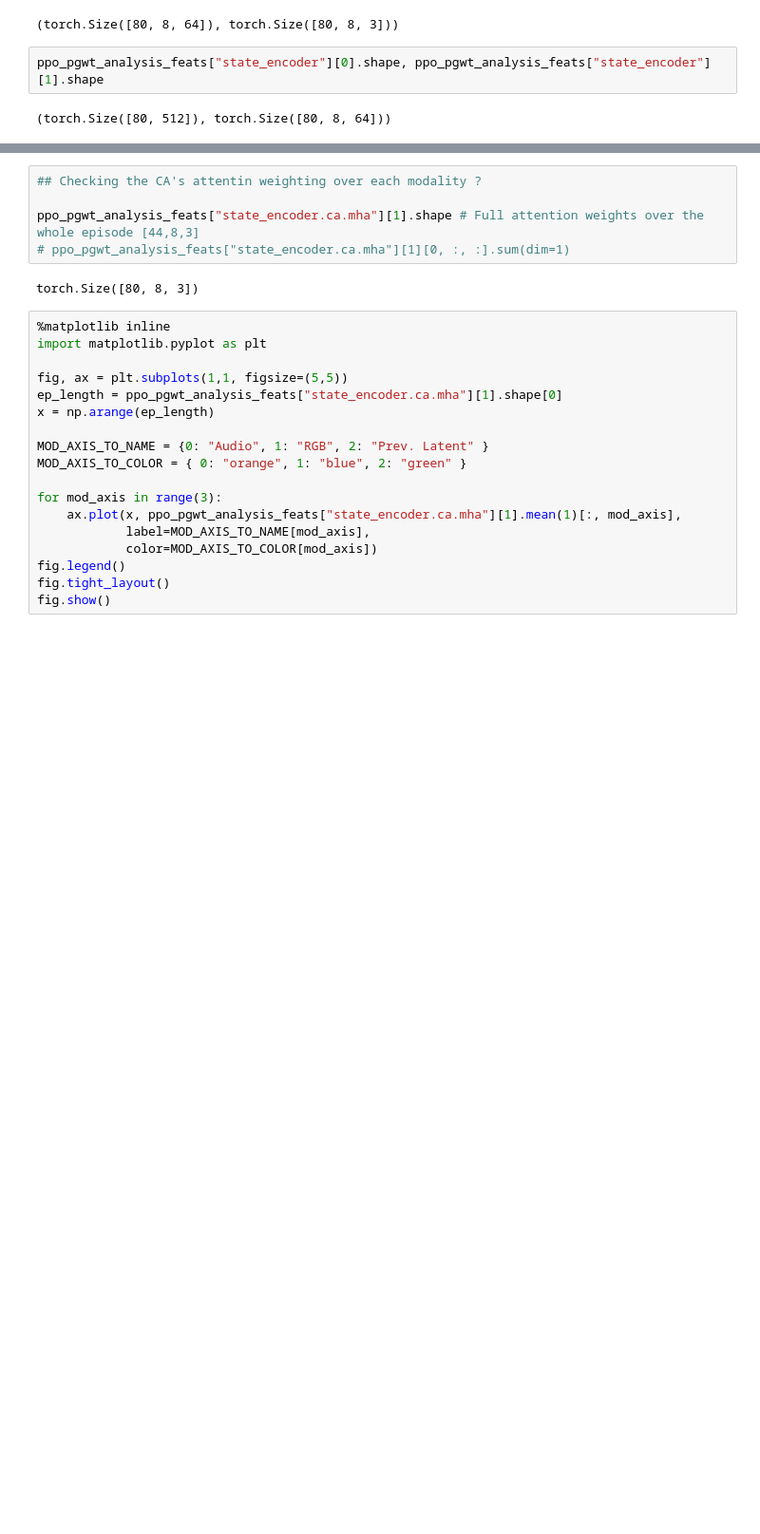
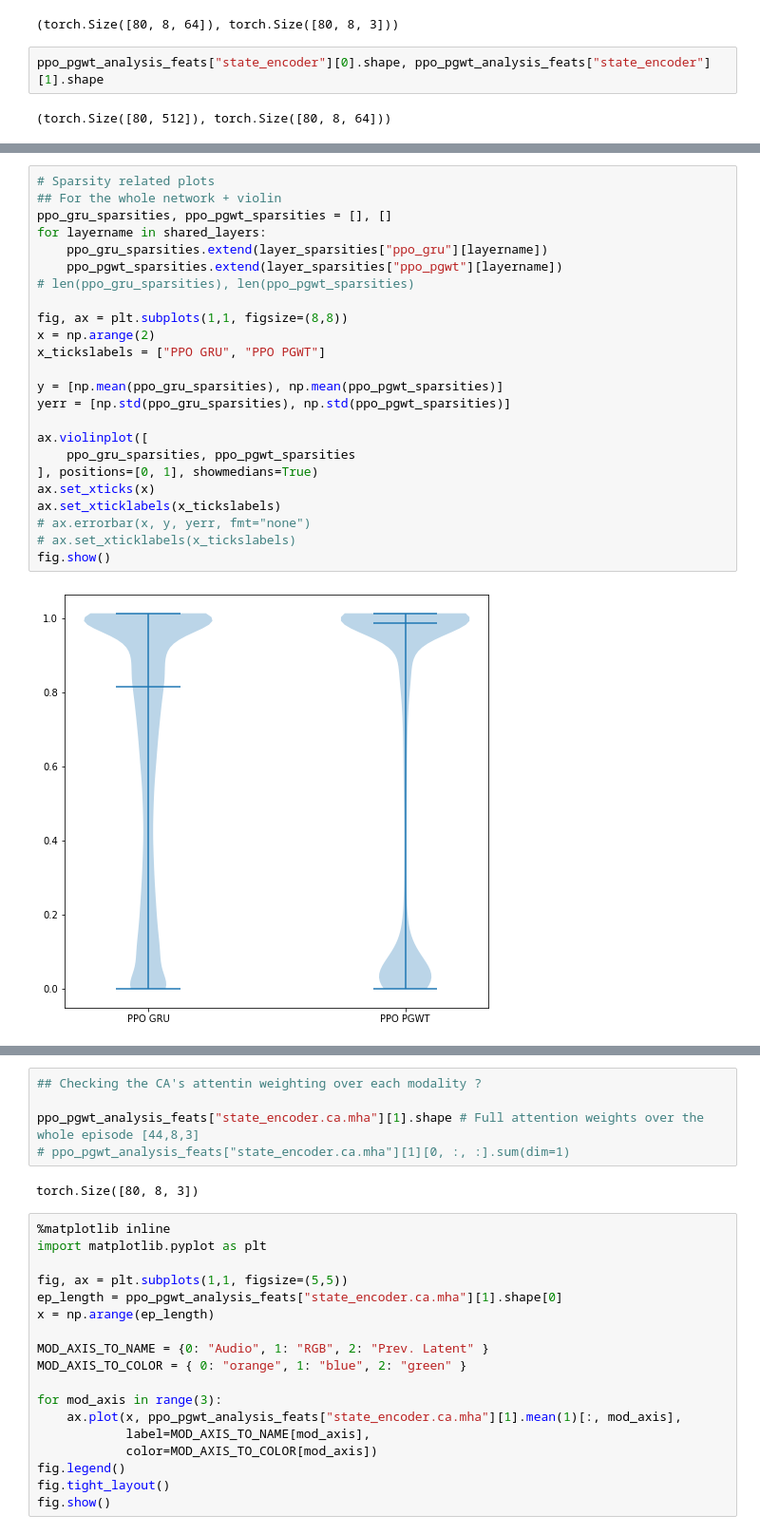
Before and after one commit to arayabrain/multimodal-global-workspace-agent, a Jupyter notebook: ppo/ppo_sample_collect_anal.ipynb, the cells around one changed output, grey strips where cells are left out. Shown at 95% size. Saved outputs shown, nothing was run; the diff lists cells and outputs as text; blank space fills up the shorter version.

```diff
--- a/ppo/ppo_sample_collect_anal.ipynb
+++ b/ppo/ppo_sample_collect_anal.ipynb
@@ -389,0 +466,26 @@ for layername in sorted(shared_layers):
+# %%
+# Sparsity related plots
+## For the whole network + violin
+ppo_gru_sparsities, ppo_pgwt_sparsities = [], []
+for layername in shared_layers:
+    ppo_gru_sparsities.extend(layer_sparsities["ppo_gru"][layername])
+    ppo_pgwt_sparsities.extend(layer_sparsities["ppo_pgwt"][layername])
+# len(ppo_gru_sparsities), len(ppo_pgwt_sparsities)
+
+fig, ax = plt.subplots(1,1, figsize=(8,8))
+x = np.arange(2)
+x_tickslabels = ["PPO GRU", "PPO PGWT"]
+
+y = [np.mean(ppo_gru_sparsities), np.mean(ppo_pgwt_sparsities)]
+yerr = [np.std(ppo_gru_sparsities), np.std(ppo_pgwt_sparsities)]
+
+ax.violinplot([
+    ppo_gru_sparsities, ppo_pgwt_sparsities
+], positions=[0, 1], showmedians=True)
+ax.set_xticks(x)
+ax.set_xticklabels(x_tickslabels)
+# ax.errorbar(x, y, yerr, fmt="none")
+# ax.set_xticklabels(x_tickslabels)
+fig.show()
+# %% [output]
+[figure, added]
```
Also changed, not shown: parts of 11 cells of this notebook.
